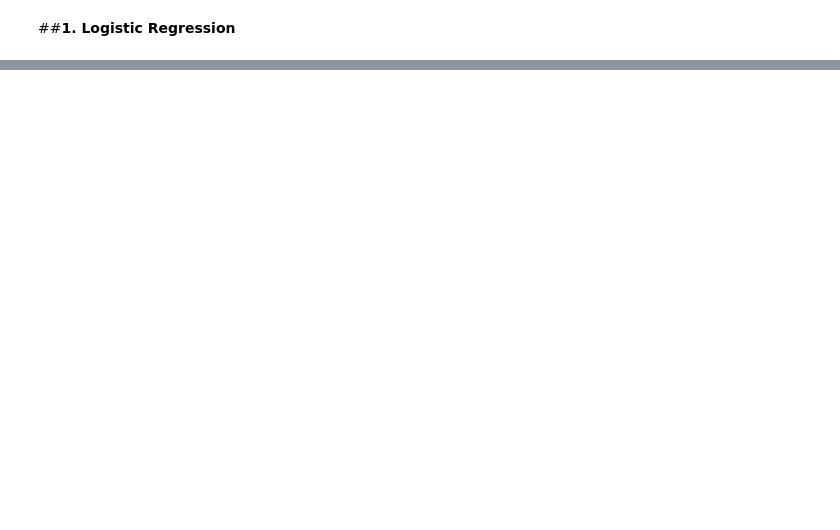
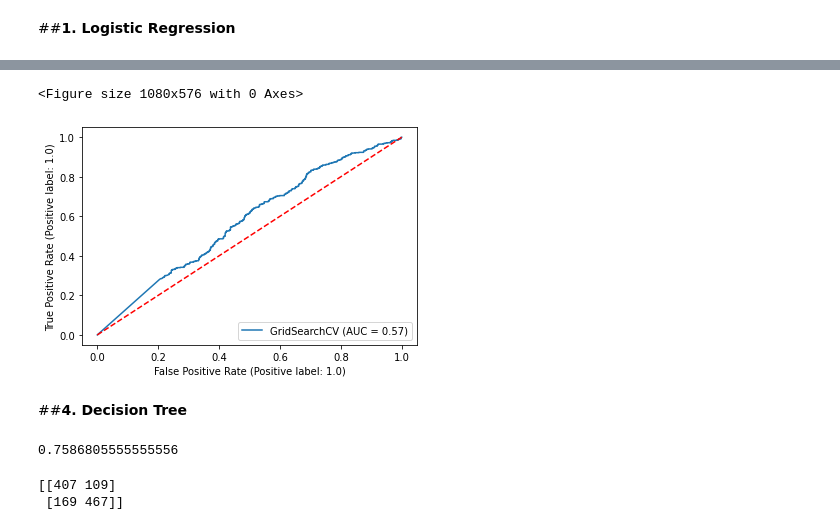
Before and after one commit to Kanika211/Cardiovascular_risk_prediction, a Jupyter notebook: Cardiovascular_risk_prediction.ipynb, the cells around one changed output, grey strips where cells are left out. Cells and saved outputs as stored; diff of their text form; code cells hidden in the pictures; blank space fills up the shorter version.

```diff
--- a/Cardiovascular_risk_prediction.ipynb
+++ b/Cardiovascular_risk_prediction.ipynb
@@ -959,0 +1054,20 @@ plt.show()
+# %%
+# Hyperparameter tunning
+from sklearn.model_selection import RepeatedStratifiedKFold
+model = GaussianNB()
+cv_method = RepeatedStratifiedKFold(n_splits=5,
+                                    n_repeats=3,
+                                    random_state=999)
+# %%
+from sklearn.preprocessing import PowerTransformer
+params_NB = {'var_smoothing': np.logspace(0,-9, num=100)}
+
+gs_NB = GridSearchCV(estimator=model,
+                     param_grid=params_NB,
+                     cv=cv_method,
+                     verbose=1,
+                     scoring='accuracy')
+
+Data_transformed = PowerTransformer().fit_transform(X_test_trf)
+
+gs_NB.fit(Data_transformed, y_test_n);
@@ -959,0 +1110,25 @@ plt.show()
+# %%
+# Let us plot ROC curve
+from sklearn.metrics import plot_roc_curve
+plt.figure(figsize=(15,8))
+svc_disp = plot_roc_curve(gs_NB,X_test_trf,y_test_n)
+x,y=np.arange(0,1.1,0.1),np.arange(0,1.1,0.1)
+plt.plot(x,y,'b--',color='r')
+plt.show()
+# %% [output]
+<Figure size 1080x576 with 0 Axes>
+[figure, added]
+# %% [markdown]
+##<b>4. Decision Tree</b>
+# %%
+dt = DecisionTreeClassifier().fit(X_train_trf,y_train_n)
+y_dt_pred = dt.predict(X_test_trf)
+dt_accuracy= accuracy_score(y_dt_pred,y_test_n)
+dt_accuracy
+# %% [output]
+0.7586805555555556
+# %%
+print(confusion_matrix(y_dt_pred,y_test_n))
+# %% [output]
+[[407 109]
+ [169 467]]
```
Also changed, not shown: parts of 47 cells of this notebook.
